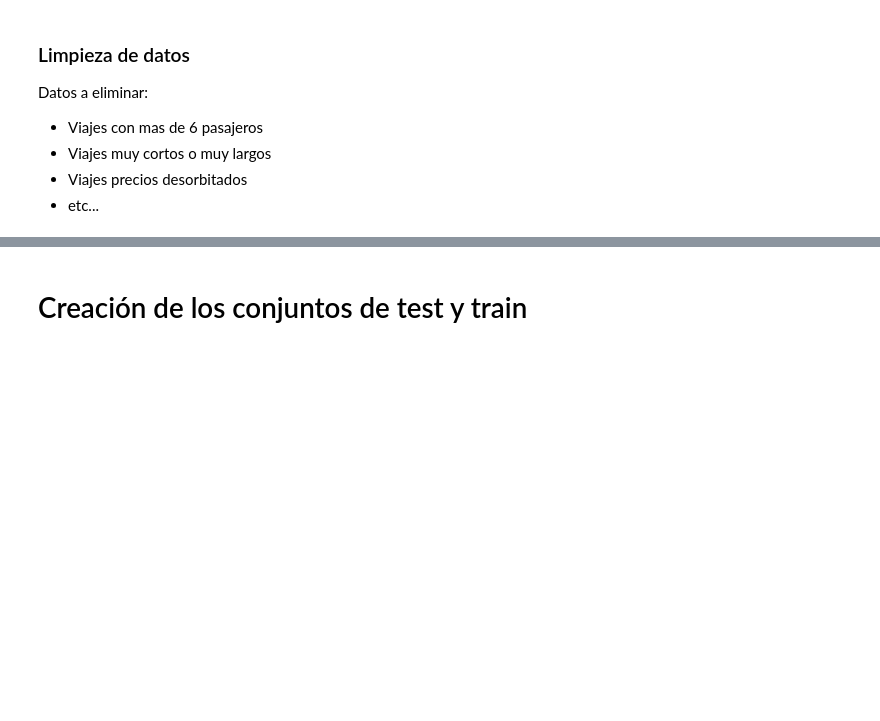
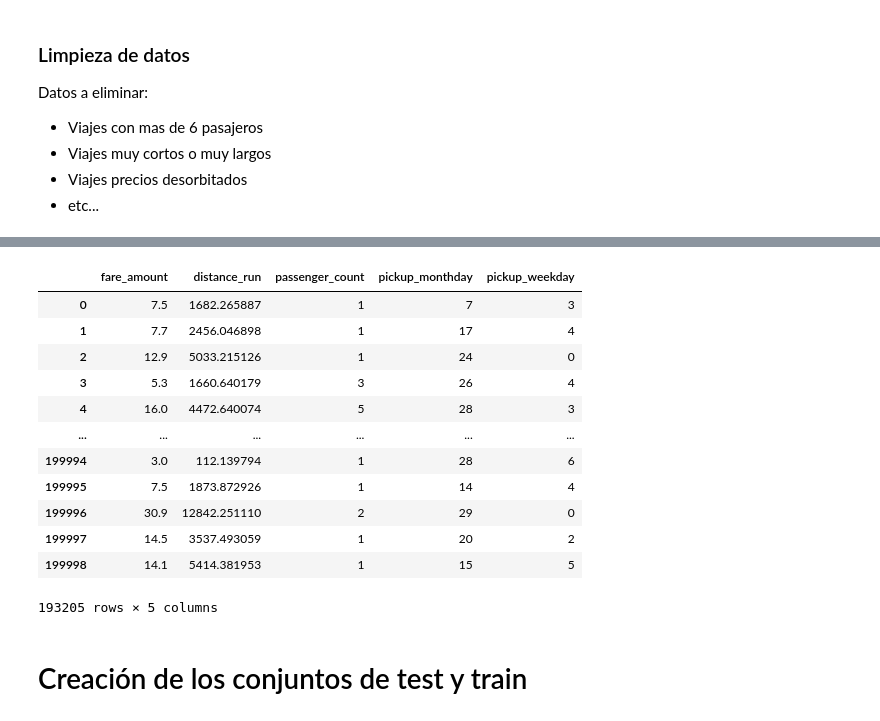
Before and after one commit to gag1005/Mineria-de-datos, a Jupyter notebook: practica3/practica3.ipynb, the cells around one changed output, grey strips where cells are left out. Saved outputs shown, nothing was run; the diff lists cells and outputs as text; code cells hidden in the pictures; blank space fills up the shorter version.

```diff
--- a/practica3/practica3.ipynb
+++ b/practica3/practica3.ipynb
@@ -153,3 +138,19 @@ dtype: object
+# %%
+df
+# %% [output]
+|  | fare_amount | distance_run | passenger_count | pickup_monthday | pickup_weekday |
+| 0 | 7.5 | 1682.265887 | 1 | 7 | 3 |
+| 1 | 7.7 | 2456.046898 | 1 | 17 | 4 |
+| 2 | 12.9 | 5033.215126 | 1 | 24 | 0 |
+| 3 | 5.3 | 1660.640179 | 3 | 26 | 4 |
+| 4 | 16.0 | 4472.640074 | 5 | 28 | 3 |
+| ... | ... | ... | ... | ... | ... |
+| 199994 | 3.0 | 112.139794 | 1 | 28 | 6 |
+| 199995 | 7.5 | 1873.872926 | 1 | 14 | 4 |
+| 199996 | 30.9 | 12842.251110 | 2 | 29 | 0 |
+| 199997 | 14.5 | 3537.493059 | 1 | 20 | 2 |
+| 199998 | 14.1 | 5414.381953 | 1 | 15 | 5 |
+193205 rows × 5 columns
 # %% [markdown]
 # Creación de los conjuntos de test y train
 # %%
```
Also changed, not shown: parts of 13 cells of this notebook, 1 other file.
